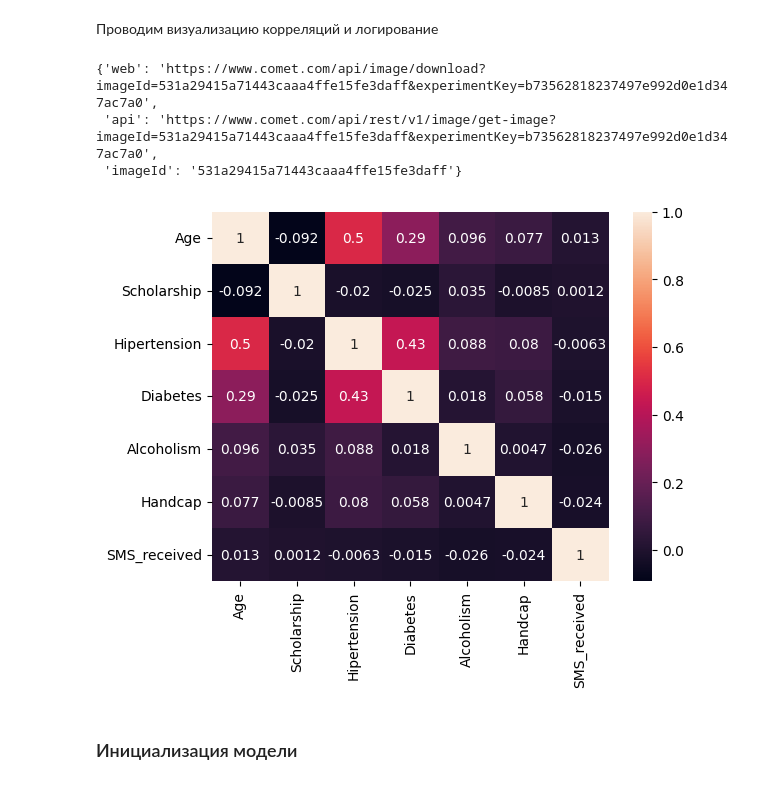
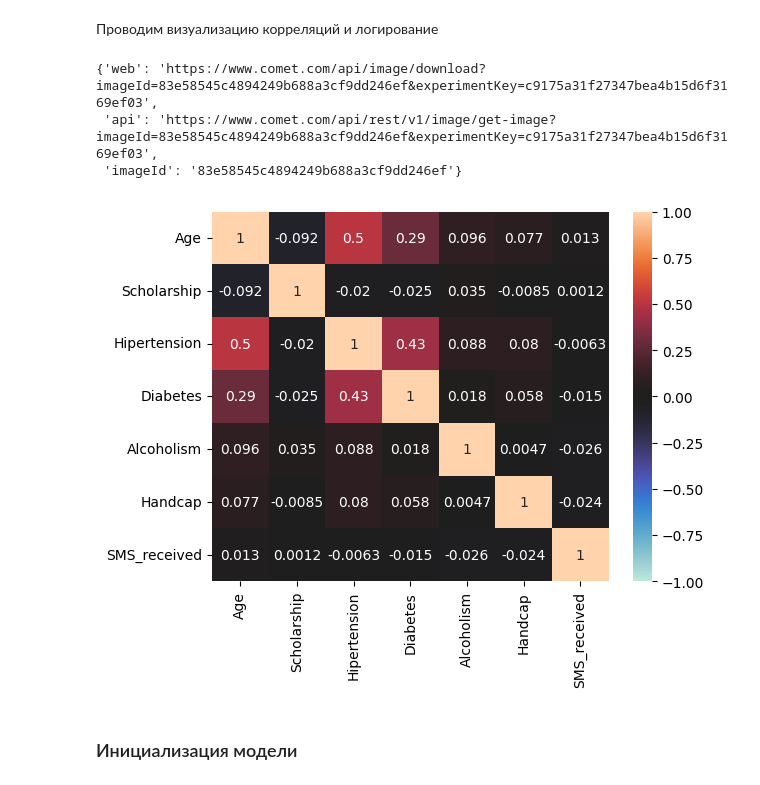
Before and after one commit to AlexGorel/IDE_NEW, a Jupyter notebook: EDA-5. Проектирование экспериментов/noshowappointments_cometml_(HW-03 Gorelov).ipynb, the cells around one changed output. Saved outputs shown, nothing was run; the diff lists cells and outputs as text; code cells hidden in the pictures.

```diff
--- a/EDA-5. Проектирование экспериментов/noshowappointments_cometml_(HW-03 Gorelov).ipynb
+++ b/EDA-5. Проектирование экспериментов/noshowappointments_cometml_(HW-03 Gorelov).ipynb
@@ -304,11 +312,13 @@ print(X.shape)
 # %%
-sns.heatmap(numeric_data.corr(),annot = True)
-experiment.log_figure(figure=plt)
+#sns.heatmap(numeric_data.corr(),annot = True)
+#experiment.log_figure(figure=plt)
+sns.heatmap(numeric_data.corr(numeric_only = True), annot = True, vmin=-1, vmax=1, center= 0)
+experiment.log_figure()
 # %% [output]
-{'web': 'https://www.comet.com/api/image/download?imageId=531a29415a71443caaa4ffe15fe3daff&experimentKey=b73562818237497e992d0e1d347ac7a0',
- 'api': 'https://www.comet.com/api/rest/v1/image/get-image?imageId=531a29415a71443caaa4ffe15fe3daff&experimentKey=b73562818237497e992d0e1d347ac7a0',
- 'imageId': '531a29415a71443caaa4ffe15fe3daff'}
+{'web': 'https://www.comet.com/api/image/download?imageId=83e58545c4894249b688a3cf9dd246ef&experimentKey=c9175a31f27347bea4b15d6f3169ef03',
+ 'api': 'https://www.comet.com/api/rest/v1/image/get-image?imageId=83e58545c4894249b688a3cf9dd246ef&experimentKey=c9175a31f27347bea4b15d6f3169ef03',
+ 'imageId': '83e58545c4894249b688a3cf9dd246ef'}
-[figure, old version]
+[figure, new version]
 # %% [markdown]
 ### Инициализация модели
 # %%
```
Also changed, not shown: parts of 9 cells of this notebook.
